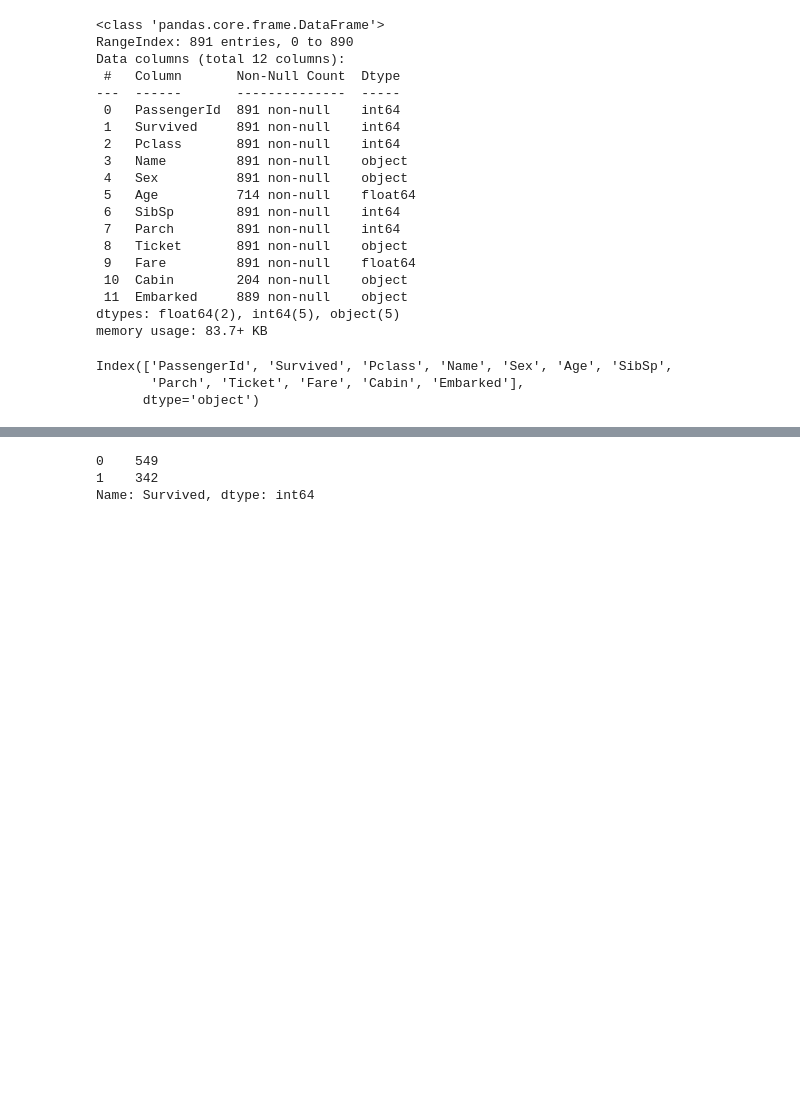
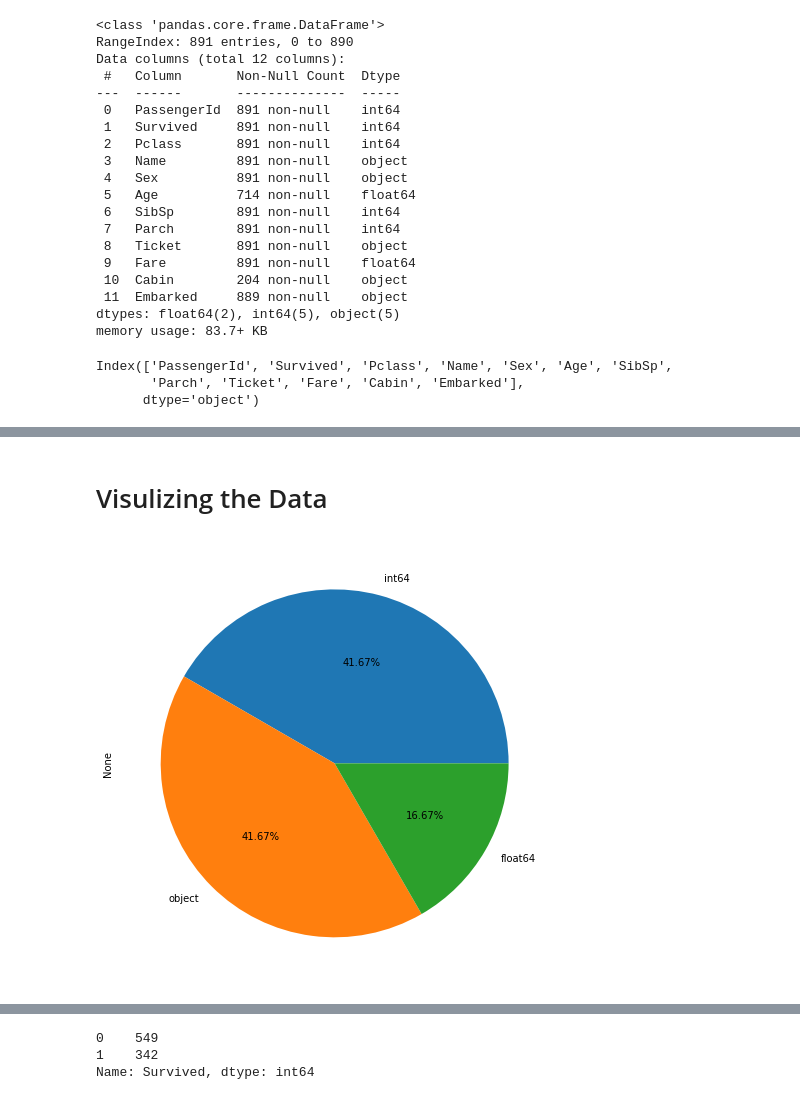
Before and after one commit to meeratif/techatif, a Jupyter notebook: titanic-simple-ml-model.ipynb, the cells around one changed output, grey strips where cells are left out. Cells and saved outputs as stored; diff of their text form; code cells hidden in the pictures; blank space fills up the shorter version.

```diff
--- a/titanic-simple-ml-model.ipynb
+++ b/titanic-simple-ml-model.ipynb
@@ -85,3 +118,11 @@ train_file.tail()
 | 888 | 889 | 0 | 3 | Johnston, Miss. Catherine Helen "... | female | NaN | 1 | 2 | W./C. 6607 | 23.45 | ... |
 | 889 | 890 | 1 | 1 | Behr, Mr. Karl Howell | male | 26.0 | 0 | 0 | 111369 | 30.00 | ... |
 | 890 | 891 | 0 | 3 | Dooley, Mr. Patrick | male | 32.0 | 0 | 0 | 370376 | 7.75 | ... |
+# %% [markdown]
+# Visulizing the Data
+# %%
+plt.figure(figsize=(8,8))
+train_file.dtypes.value_counts().plot.pie(autopct='%0.2f%%')
+plt.show()
+# %% [output]
+[figure, added]
```
Also changed, not shown: parts of 20 cells of this notebook.
